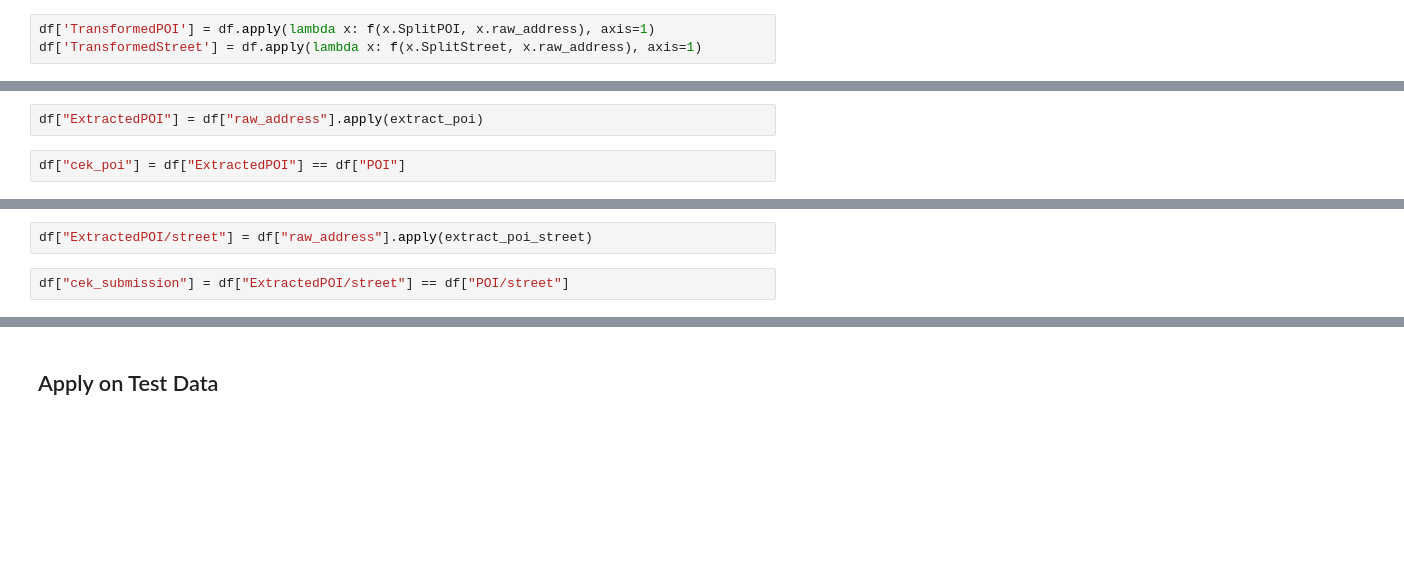
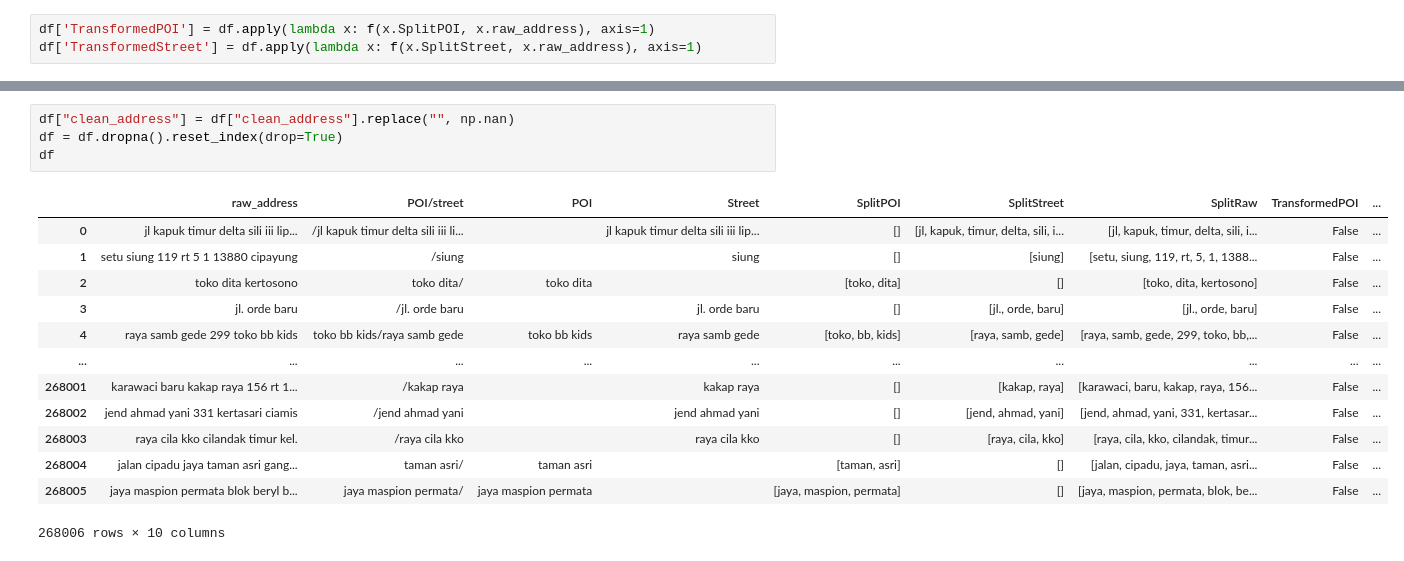
Before and after one commit to mhilmiasyrofi/AddressExtraction, a Jupyter notebook: Data-Preprocessing.ipynb, the cells around one changed output, grey strips where cells are left out. Drawn from its saved outputs; the diff is of its cells as text; blank space fills up the shorter version.

```diff
--- a/Data-Preprocessing.ipynb
+++ b/Data-Preprocessing.ipynb
@@ -413,4 +389,0 @@ extract_poi(s)
-# %%
-df["ExtractedPOI"] = df["raw_address"].apply(extract_poi)
-# %%
-df["cek_poi"] = df["ExtractedPOI"] == df["POI"]
@@ -429,4 +389,0 @@ def extract_poi_street(s):
-# %%
-df["ExtractedPOI/street"] = df["raw_address"].apply(extract_poi_street)
-# %%
-df["cek_submission"] = df["ExtractedPOI/street"] == df["POI/street"]
@@ -485,2 +390,18 @@ debug[left:right]
-# %% [markdown]
-## Apply on Test Data
+# %%
+df["clean_address"] = df["clean_address"].replace("", np.nan)
+df = df.dropna().reset_index(drop=True)
+df
+# %% [output]
+|  | raw_address | POI/street | POI | Street | SplitPOI | SplitStreet | SplitRaw | TransformedPOI | ... |
+| 0 | jl kapuk timur delta sili iii lip... | /jl kapuk timur delta sili iii li... |  | jl kapuk timur delta sili iii lip... | [] | [jl, kapuk, timur, delta, sili, i... | [jl, kapuk, timur, delta, sili, i... | False | ... |
+| 1 | setu siung 119 rt 5 1 13880 cipayung | /siung |  | siung | [] | [siung] | [setu, siung, 119, rt, 5, 1, 1388... | False | ... |
+| 2 | toko dita kertosono | toko dita/ | toko dita |  | [toko, dita] | [] | [toko, dita, kertosono] | False | ... |
+| 3 | jl. orde baru | /jl. orde baru |  | jl. orde baru | [] | [jl., orde, baru] | [jl., orde, baru] | False | ... |
+| 4 | raya samb gede 299 toko bb kids | toko bb kids/raya samb gede | toko bb kids | raya samb gede | [toko, bb, kids] | [raya, samb, gede] | [raya, samb, gede, 299, toko, bb,... | False | ... |
+| ... | ... | ... | ... | ... | ... | ... | ... | ... | ... |
+| 268001 | karawaci baru kakap raya 156 rt 1... | /kakap raya |  | kakap raya | [] | [kakap, raya] | [karawaci, baru, kakap, raya, 156... | False | ... |
+| 268002 | jend ahmad yani 331 kertasari ciamis | /jend ahmad yani |  | jend ahmad yani | [] | [jend, ahmad, yani] | [jend, ahmad, yani, 331, kertasar... | False | ... |
+| 268003 | raya cila kko cilandak timur kel. | /raya cila kko |  | raya cila kko | [] | [raya, cila, kko] | [raya, cila, kko, cilandak, timur... | False | ... |
+| 268004 | jalan cipadu jaya taman asri gang... | taman asri/ | taman asri |  | [taman, asri] | [] | [jalan, cipadu, jaya, taman, asri... | False | ... |
+| 268005 | jaya maspion permata blok beryl b... | jaya maspion permata/ | jaya maspion permata |  | [jaya, maspion, permata] | [] | [jaya, maspion, permata, blok, be... | False | ... |
+268006 rows × 10 columns
```
Also changed, not shown: parts of 98 cells of this notebook.
